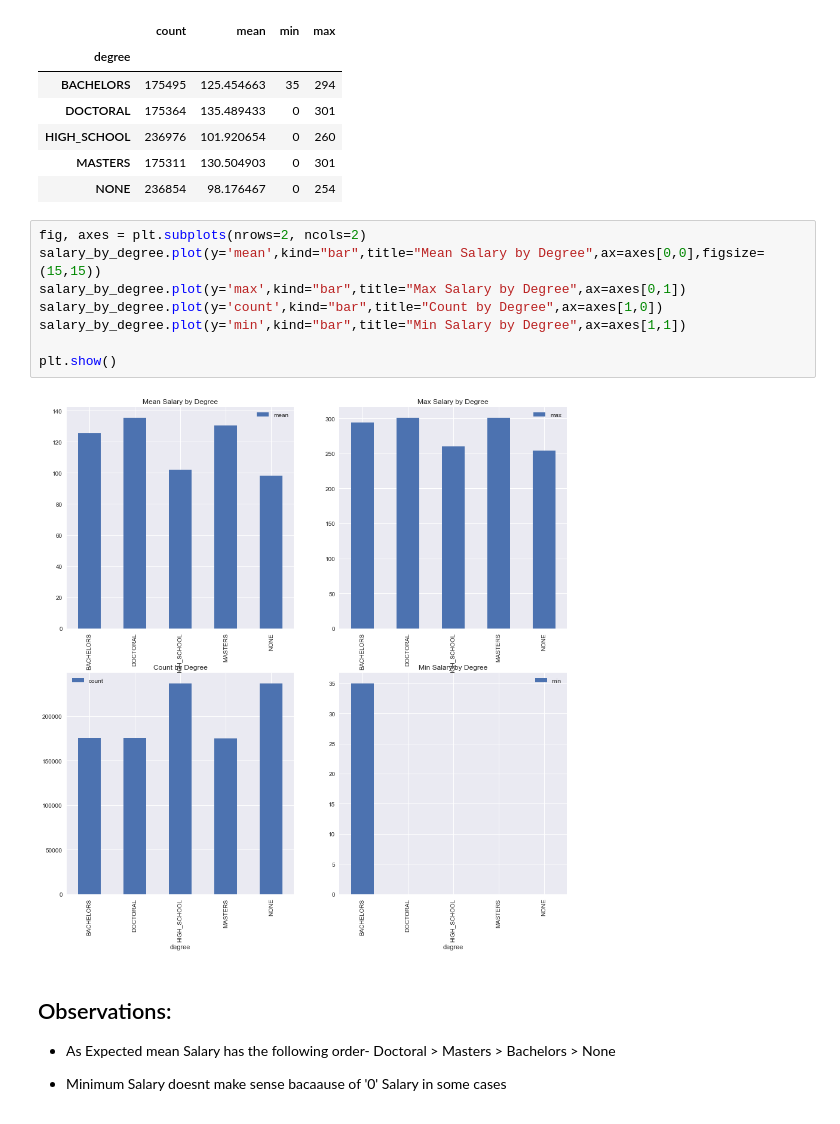
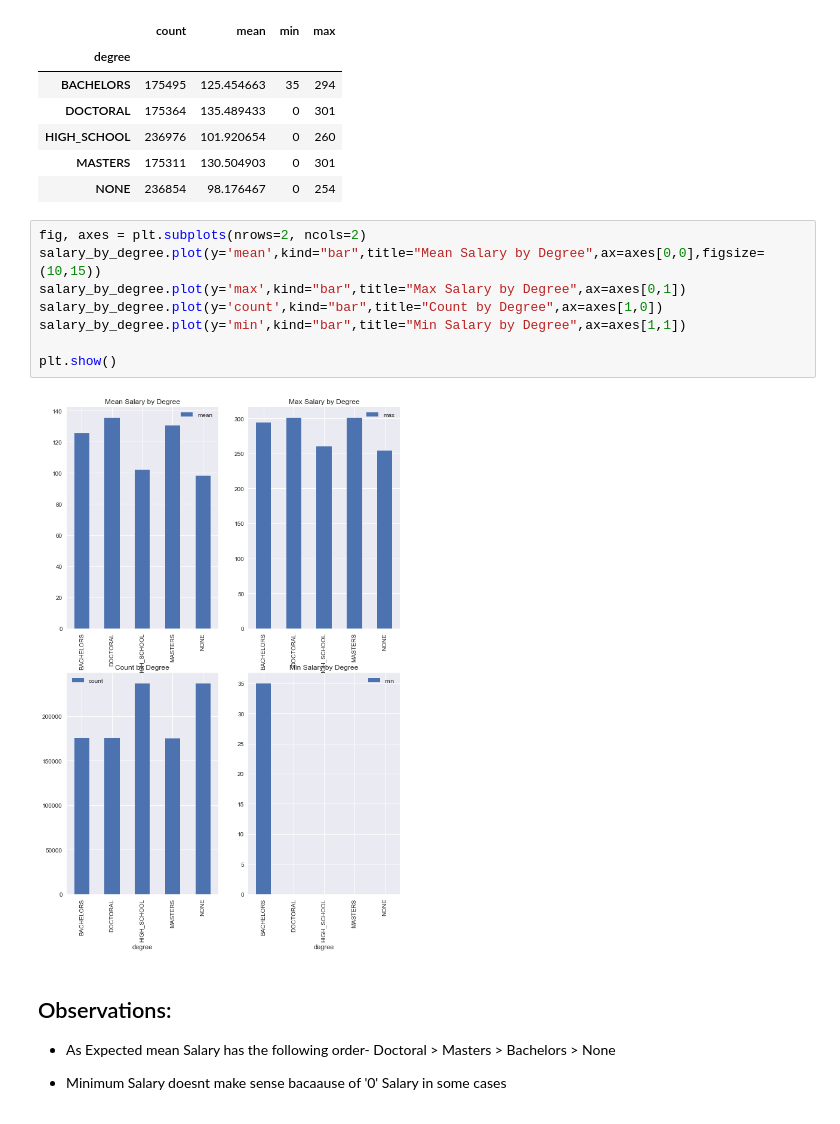
Before and after one commit to deepak-k-zefr/Daily-Python-Posts, a Jupyter notebook: Gensim-NLP/Indeed-Deepak.ipynb, the cells around one changed output. Saved outputs shown, nothing was run; the diff lists cells and outputs as text.

```diff
--- a/Gensim-NLP/Indeed-Deepak.ipynb
+++ b/Gensim-NLP/Indeed-Deepak.ipynb
@@ -129,14 +209,14 @@ salary_by_degree
 | NONE | 236854 | 98.176467 | 0 | 254 |
 # %%
 fig, axes = plt.subplots(nrows=2, ncols=2)
-salary_by_degree.plot(y='mean',kind="bar",title="Mean Salary by Degree",ax=axes[0,0],figsize=(15,15))
+salary_by_degree.plot(y='mean',kind="bar",title="Mean Salary by Degree",ax=axes[0,0],figsize=(10,15))
 salary_by_degree.plot(y='max',kind="bar",title="Max Salary by Degree",ax=axes[0,1])
 salary_by_degree.plot(y='count',kind="bar",title="Count by Degree",ax=axes[1,0])
 salary_by_degree.plot(y='min',kind="bar",title="Min Salary by Degree",ax=axes[1,1])
 
 plt.show()
 # %% [output]
-[figure, old version]
+[figure, new version]
 # %% [markdown]
 ## Observations:
 
```
Also changed, not shown: parts of 108 cells of this notebook.
